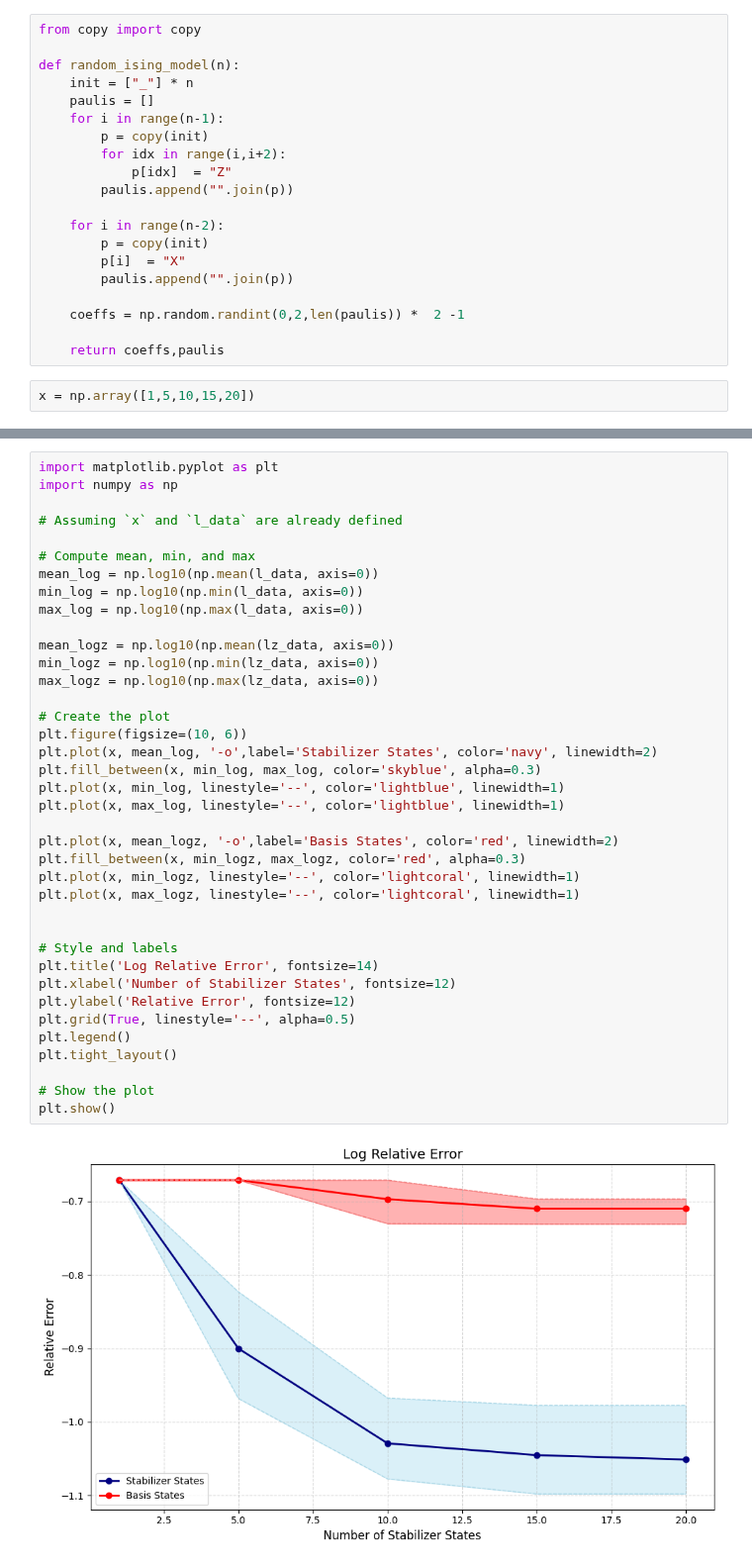
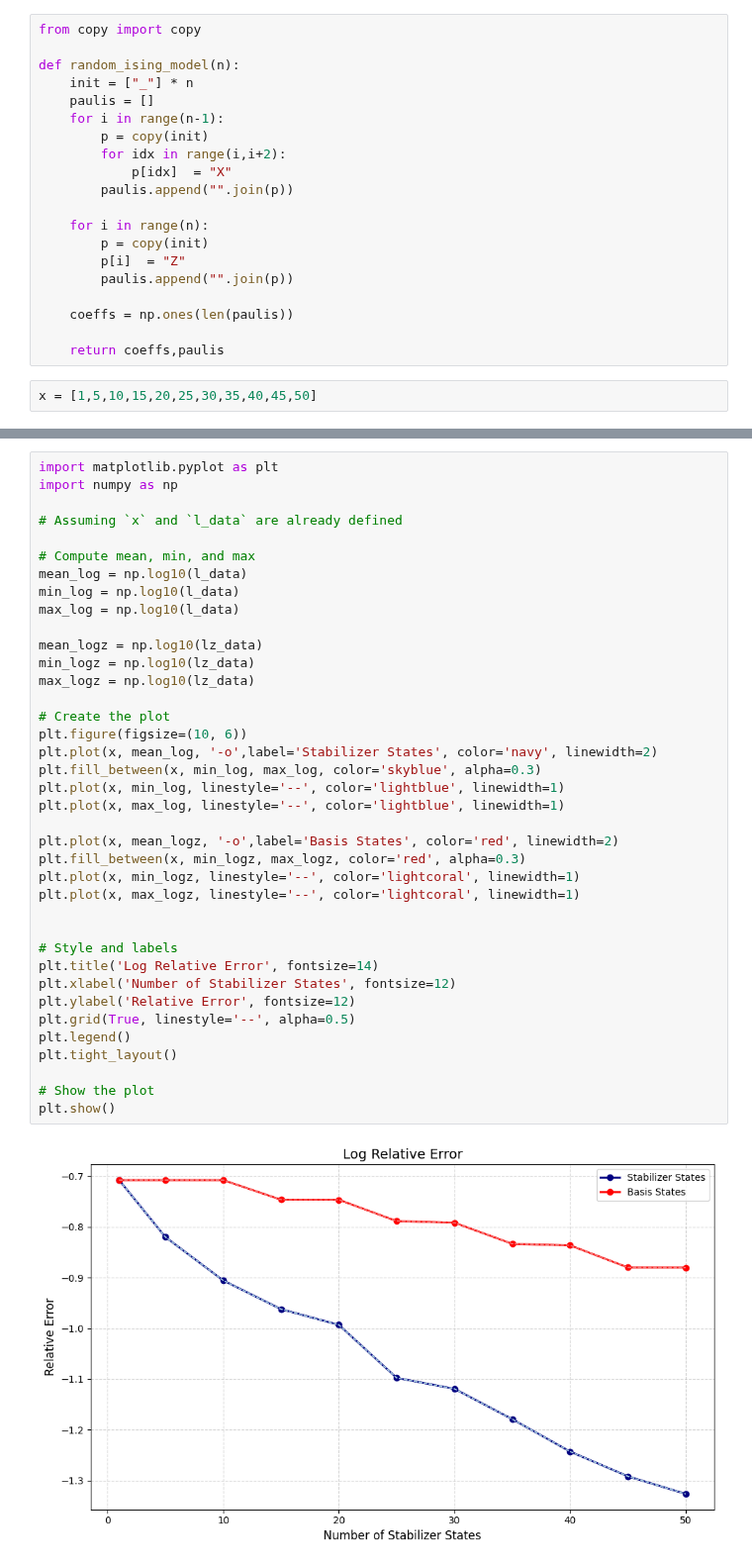
Before and after one commit to BBhattacharyya1729/stabilizer_gs, a Jupyter notebook: py/RandomIsingTest.ipynb, the cells around one changed output, grey strips where cells are left out. Shown at 99% size. Cells and saved outputs as stored; diff of their text form.

```diff
--- a/py/RandomIsingTest.ipynb
+++ b/py/RandomIsingTest.ipynb
@@ -12,18 +12,18 @@ def random_ising_model(n):
     for i in range(n-1):
         p = copy(init)
         for idx in range(i,i+2):
-            p[idx]  = "Z"
+            p[idx]  = "X"
         paulis.append("".join(p))
 
-    for i in range(n-2):
+    for i in range(n):
         p = copy(init)
-        p[i]  = "X"
+        p[i]  = "Z"
         paulis.append("".join(p))
 
-    coeffs = np.random.randint(0,2,len(paulis)) *  2 -1
+    coeffs = np.ones(len(paulis))
 
     return coeffs,paulis
 # %%
-x = np.array([1,5,10,15,20])
+x = [1,5,10,15,20,25,30,35,40,45,50]
 # %%
 from tqdm.notebook import tqdm
@@ -68,40 +53,40 @@ import numpy as np
 
 # Assuming `x` and `l_data` are already defined
 
 # Compute mean, min, and max
-mean_log = np.log10(np.mean(l_data, axis=0))
-min_log = np.log10(np.min(l_data, axis=0))
-max_log = np.log10(np.max(l_data, axis=0))
+mean_log = np.log10(l_data)
+min_log = np.log10(l_data)
+max_log = np.log10(l_data)
 
-mean_logz = np.log10(np.mean(lz_data, axis=0))
-min_logz = np.log10(np.min(lz_data, axis=0))
-max_logz = np.log10(np.max(lz_data, axis=0))
+mean_logz = np.log10(lz_data)
+min_logz = np.log10(lz_data)
+max_logz = np.log10(lz_data)
 
 # Create the plot
 plt.figure(figsize=(10, 6))
 plt.plot(x, mean_log, '-o',label='Stabilizer States', color='navy', linewidth=2)
 plt.fill_between(x, min_log, max_log, color='skyblue', alpha=0.3)
 plt.plot(x, min_log, linestyle='--', color='lightblue', linewidth=1)
 plt.plot(x, max_log, linestyle='--', color='lightblue', linewidth=1)
 
 plt.plot(x, mean_logz, '-o',label='Basis States', color='red', linewidth=2)
 plt.fill_between(x, min_logz, max_logz, color='red', alpha=0.3)
 plt.plot(x, min_logz, linestyle='--', color='lightcoral', linewidth=1)
 plt.plot(x, max_logz, linestyle='--', color='lightcoral', linewidth=1)
 
 
 # Style and labels
 plt.title('Log Relative Error', fontsize=14)
 plt.xlabel('Number of Stabilizer States', fontsize=12)
 plt.ylabel('Relative Error', fontsize=12)
 plt.grid(True, linestyle='--', alpha=0.5)
 plt.legend()
 plt.tight_layout()
 
 # Show the plot
 plt.show()
 # %% [output]
-[figure, old version]
+[figure, new version]
 # %%
 from tqdm.notebook import tqdm
 from qiskit.quantum_info import Operator,SparsePauliOp
```
Also changed, not shown: parts of 4 cells of this notebook, 4 other files.
